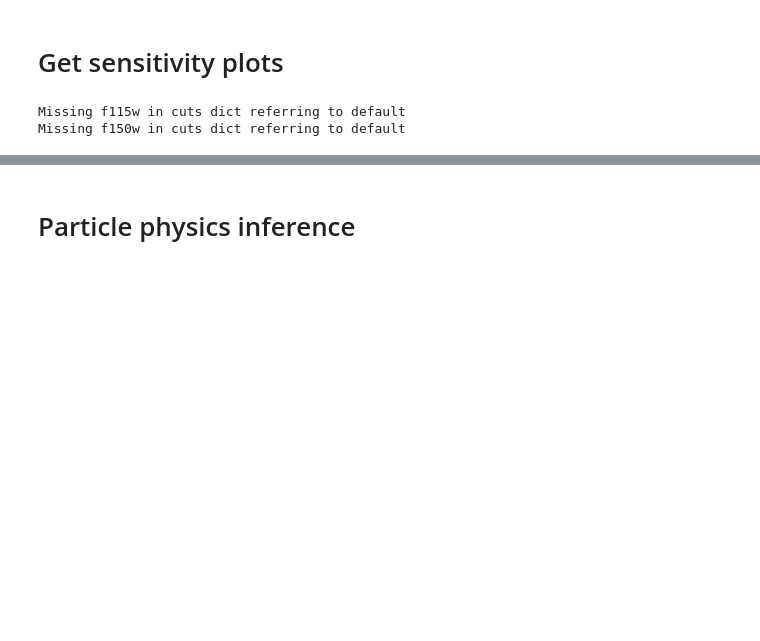
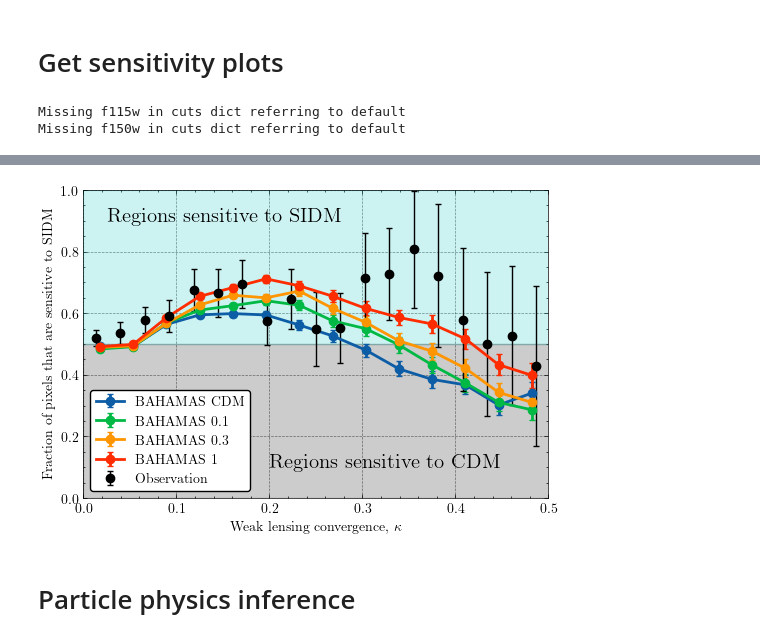
Before and after one commit to davidharvey1986/ml_a2744, a Jupyter notebook: notebooks/plots_for_paper.ipynb, the cells around one changed output, grey strips where cells are left out. Saved outputs shown, nothing was run; the diff lists cells and outputs as text; code cells hidden in the pictures; blank space fills up the shorter version.

```diff
--- a/notebooks/plots_for_paper.ipynb
+++ b/notebooks/plots_for_paper.ipynb
@@ -912,19 +565,37 @@ def sidm_sen( y ):
 def sidm_sen_std(y):
     return np.sqrt( np.mean(y>0))
 
+
+obs_data = get_obs_data('concat', data_dir="../data/100/a2744/")
+
+obs_cat = bin_obs_data(
+    obs_data
+)
+obs_data['x'] = obs_cat['delta_ra']
+obs_data['y'] = obs_cat['delta_dec']
+image_size  = 100
+smooth=1.5
+obs_kappa_e, obs_kappa_b = get_kappa(
+    obs_data, smooth=smooth, correct_for_ngal=False, extent=[
+                    -image_size//2,image_size//2,-image_size//2,image_size//2
+                ]
+)
+
+
+
 segment_size = 1
-bins = np.linspace(0.,0.8,20)
+nbins=15
+bins = np.linspace(0.,0.5,nbins)
 
 corr = {}
 std = {}
 ncomp = 0
 for dataset in tqdm(["bahamas_cdm","bahamas_0.1","bahamas_0.3","bahamas_1"]):
     meta, data = pkl.load(open(f"../data/100/obs/concat/{dataset}.pkl","rb"))
+    meta, shear = pkl.load(open(f"../data/100/shear/{dataset}.pkl","rb"))
 
-    meta, sheardata = pkl.load(open(f"../data/100/shear/{dataset}.pkl","rb"))
 
     fiducial, sim_probabilities = pkl.load(open(f"pickles/sim_senstivity_{segment_size}_{dataset}.pkl","rb"))
-
     new_fiducial = np.median(np.median(sim_probabilities,axis=1),axis=1)
 
     rel_prob = np.array( [ np.mean(new_fiducial[i,:] - sim_probabilities[i], axis=-1) for i in range(sim_probabilities.shape[0]) if meta['ncomponents'][i] > ncomp])
@@ -932,6 +603,9 @@ for dataset in tqdm(["bahamas_cdm","bahamas_0.1","bahamas_0.3","bahamas_1"]):
     indexes = np.array([ i for i in  range(sim_probabilities.shape[0]) if meta['ncomponents'][i] > ncomp])
 
     rel_prob /= rel_prob.std()
+
+    rel_prob = np.array([
+        zoom(i, 100/rel_prob.shape[1]) for i in rel_prob])
 
     meta, data = pkl.load(open(f"../data/100/shear/{dataset}.pkl","rb"))
 
@@ -953,28 +627,63 @@ for dataset in tqdm(["bahamas_cdm","bahamas_0.1","bahamas_0.3","bahamas_1"]):
     count, x, n = binned_statistic(
         x_bin_me, y_bin_me, bins=bins, statistic="count")
 
-
+    xc_sim = (x[1:]+x[:-1])/2.
     corr[dataset] = ycdm
     std[dataset] = ycdmstd/np.sqrt(count)
 
+obsfiducial, obsprobabilities = pkl.load(open(f"pickles/senstivity_2.pkl","rb"))
 
+obs_probs = np.mean((1-obsfiducial) - obsprobabilities ,axis=-1)
+obs_probs /= obs_probs.std()
+
+obs_probs = zoom(obs_probs, 100/obs_probs.shape[0])
+
+x_bin_me = obs_kappa_e.flatten()
+y_bin_me = obs_probs.flatten()
+
+
+
+y_bin_me = y_bin_me/np.abs(y_bin_me)
+keep = np.isfinite(y_bin_me)
+
+y_bin_me = y_bin_me[keep]
+x_bin_me = x_bin_me[keep]
+
+nbins=20
+bins = np.linspace(0.,0.5,nbins)
+
+yobs, x, n = binned_statistic(
+    x_bin_me, y_bin_me, bins=bins, statistic=sidm_sen)
+yobsstd, x, n = binned_statistic(
+    x_bin_me,y_bin_me, bins=bins, statistic=sidm_sen_std)
+yobsn, x, n = binned_statistic(
+    x_bin_me,y_bin_me, bins=bins, statistic='count')
+#yobs +=0.5
+yobsstd /= np.sqrt(yobsn)
+xc_obs = (x[1:]+x[:-1])/2.
+yobsstd_monte = []
+for imonte in range(1000):
+    np.random.shuffle(x_bin_me)
+    yobsstd_monte.append( binned_statistic(
+    x_bin_me, y_bin_me, bins=bins, statistic=np.mean)[0])
+yobsstd = np.std(np.array(yobsstd_monte), axis=0)
 
 fig = plt.figure(figsize=(6,4))
 xc = (x[1:] + x[:-1]) / 2.
 ax = plt.gca()
 
 for dataset in corr.keys():
-    ax.errorbar(xc, corr[dataset],
+    ax.errorbar(xc_sim, corr[dataset],
                 std[dataset], fmt='o-', capsize=2,
             lw=2, label=' '.join(dataset.split('_')).upper())
 
+ax.errorbar( xc_obs, yobs, yobsstd, fmt='o', color='k', label="Observation", capsize=2)
 leg = ax.legend()
 frame = leg.get_frame()
 frame.set_edgecolor("black")
 frame.set_linewidth(1.0)
-ax.set_xlabel(r'Weak lensing convergence, $\kappa$', fontsize=15)
-ax.set_xlim(0,0.8)
-ax.set_ylim(0.,1)
+ax.set_xlabel(r'Weak lensing convergence, $\kappa$')
+
 ax.fill_between(
     [0.0,1.0],
     [0.5]*2, [1]*2,
@@ -986,9 +695,11 @@ ax.fill_between(
     color='k', alpha=0.2)
 
 ax.text(0.05, 0.9, "Regions sensitive to SIDM", transform=ax.transAxes, fontsize=15)
-ax.text(0.05, 0.1, "Regions sensitive to CDM", transform=ax.transAxes, fontsize=15)
-ax.set_ylabel("Fraction of pixels that are sensitive to SIDM", fontsize=11)
-fname="plots/Sensitivty_relation.pdf"
+ax.text(0.4, 0.1, "Regions sensitive to CDM", transform=ax.transAxes, fontsize=15)
+ax.set_ylabel("Fraction of pixels that are sensitive to SIDM")
+ax.set_xlim(0,0.5)
+ax.set_ylim(0.,1)
+fname = "plots/Sensitivty_relation.pdf"
 plt.savefig(fname)
 os.system(f"pdfcrop {fname} {fname}")
 # %% [output]
@@ -996,3 +709,4 @@ FileNotFoundError: [Errno 2] No such file or directory: '../data/100/obs/concat/
+[figure, added]
 # %% [markdown]
 # Particle physics inference
 # %%
```
Also changed, not shown: parts of 12 cells of this notebook, 1 other file.
